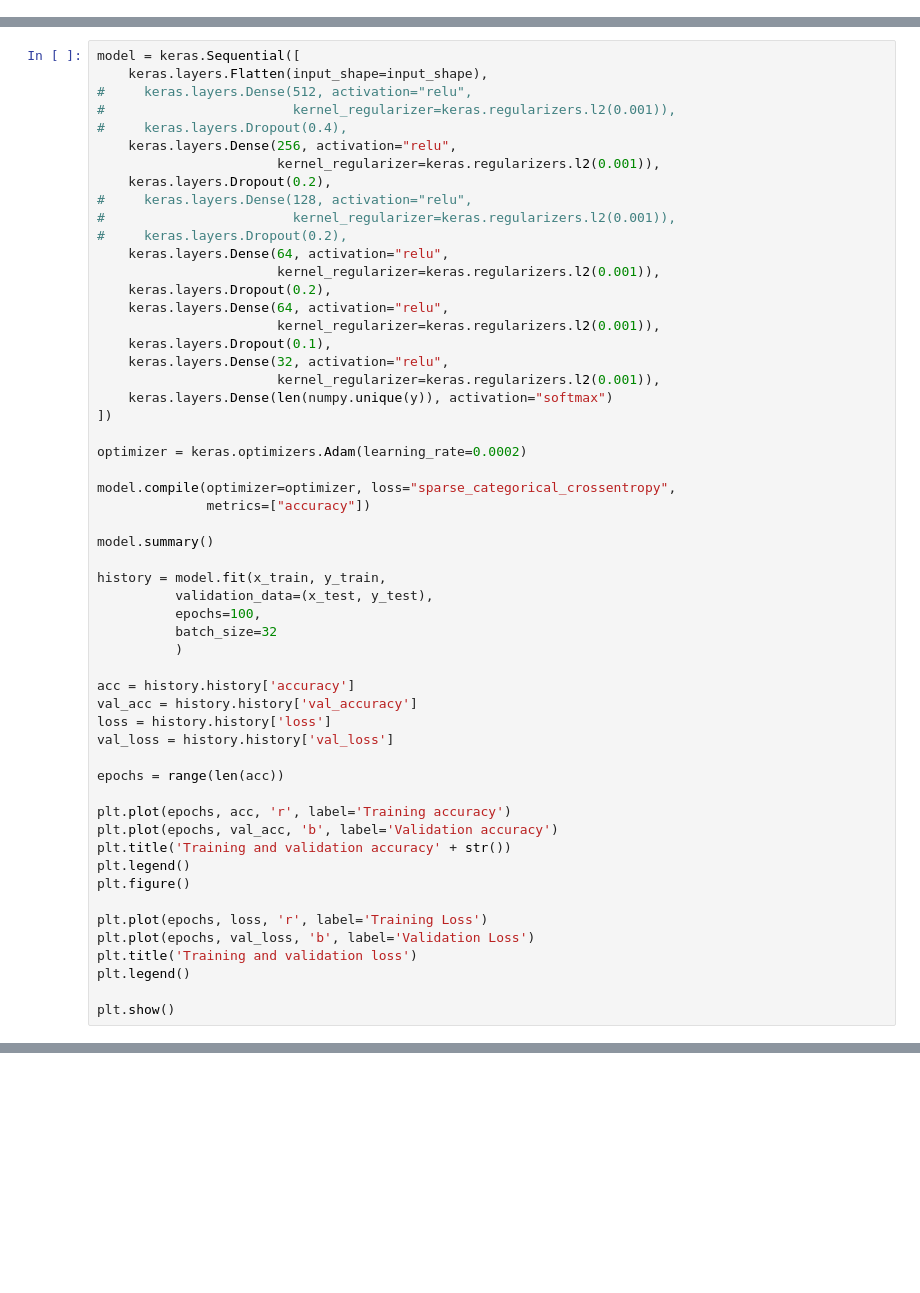
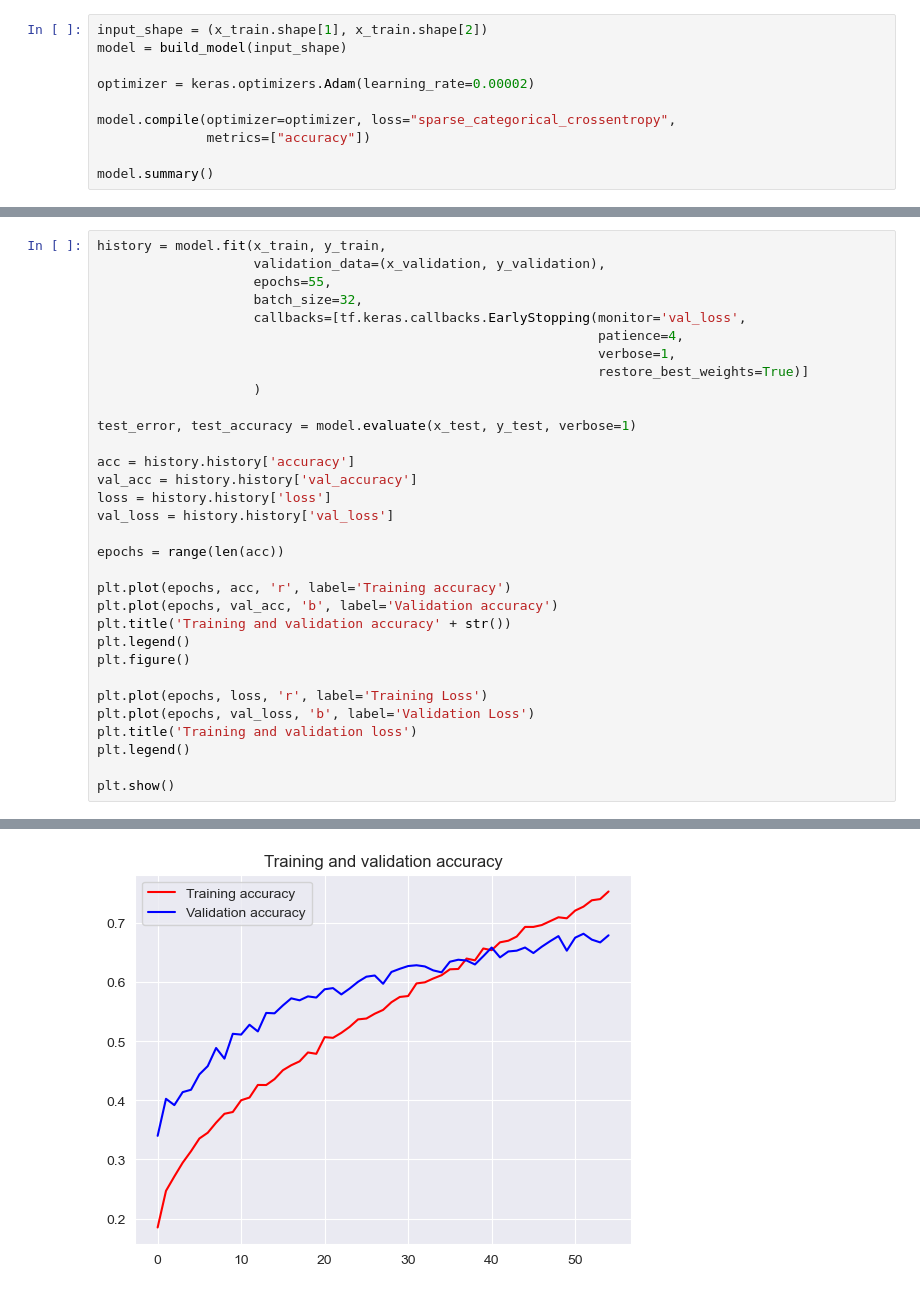
Before and after one commit to dPetrotos/MusicGenreClassification, a Jupyter notebook: models/MLP.ipynb, the cells around one changed output, grey strips where cells are left out. Drawn from its saved outputs; the diff is of its cells as text; blank space fills up the shorter version.

```diff
--- a/models/MLP.ipynb
+++ b/models/MLP.ipynb
@@ -148,0 +83,10 @@ def build_mode(input_shape):
+# %%
+input_shape = (x_train.shape[1], x_train.shape[2])
+model = build_model(input_shape)
+
+optimizer = keras.optimizers.Adam(learning_rate=0.00002)
+
+model.compile(optimizer=optimizer, loss="sparse_categorical_crossentropy",
+              metrics=["accuracy"])
+
+model.summary()
@@ -149,38 +111,15 @@ def build_mode(input_shape):
 # %%
-model = keras.Sequential([
-    keras.layers.Flatten(input_shape=input_shape),
-#     keras.layers.Dense(512, activation="relu",
-#                        kernel_regularizer=keras.regularizers.l2(0.001)),
-#     keras.layers.Dropout(0.4),
-    keras.layers.Dense(256, activation="relu",
-                       kernel_regularizer=keras.regularizers.l2(0.001)),
-    keras.layers.Dropout(0.2),
-#     keras.layers.Dense(128, activation="relu",
-#                        kernel_regularizer=keras.regularizers.l2(0.001)),
-#     keras.layers.Dropout(0.2),
-    keras.layers.Dense(64, activation="relu",
-                       kernel_regularizer=keras.regularizers.l2(0.001)),
-    keras.layers.Dropout(0.2),
-    keras.layers.Dense(64, activation="relu",
-                       kernel_regularizer=keras.regularizers.l2(0.001)),
-    keras.layers.Dropout(0.1),
-    keras.layers.Dense(32, activation="relu",
-                       kernel_regularizer=keras.regularizers.l2(0.001)),
-    keras.layers.Dense(len(numpy.unique(y)), activation="softmax")
-])
+history = model.fit(x_train, y_train,
+                    validation_data=(x_validation, y_validation),
+                    epochs=55,
+                    batch_size=32,
+                    callbacks=[tf.keras.callbacks.EarlyStopping(monitor='val_loss',
+                                                                patience=4,
+                                                                verbose=1,
+                                                                restore_best_weights=True)]
+                    )
 
-optimizer = keras.optimizers.Adam(learning_rate=0.0002)
-
-model.compile(optimizer=optimizer, loss="sparse_categorical_crossentropy",
-              metrics=["accuracy"])
-
-model.summary()
-
-history = model.fit(x_train, y_train,
-          validation_data=(x_test, y_test),
-          epochs=100,
-          batch_size=32
-          )
+test_error, test_accuracy = model.evaluate(x_test, y_test, verbose=1)
 
 acc = history.history['accuracy']
 val_acc = history.history['val_accuracy']
@@ -201,3 +140,4 @@ plt.title('Training and validation loss')
 plt.legend()
 
 plt.show()
+# %% [output]
@@ -203,0 +161 @@ plt.show()
+[figure, added]
```
Also changed, not shown: parts of 15 cells of this notebook, 31 other files.
